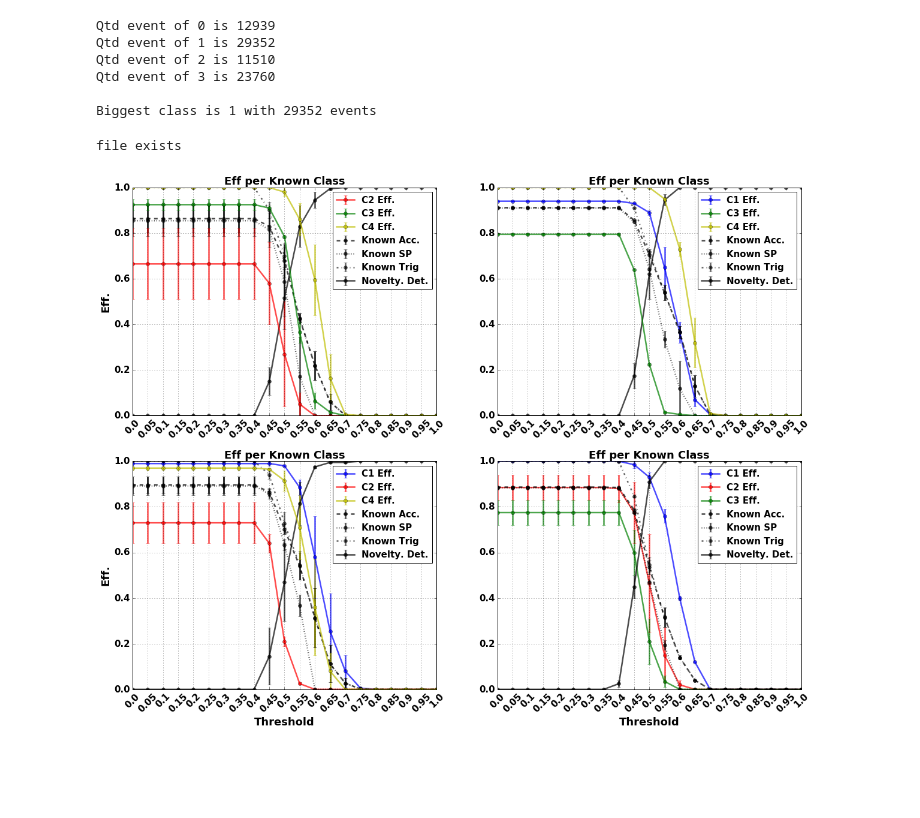
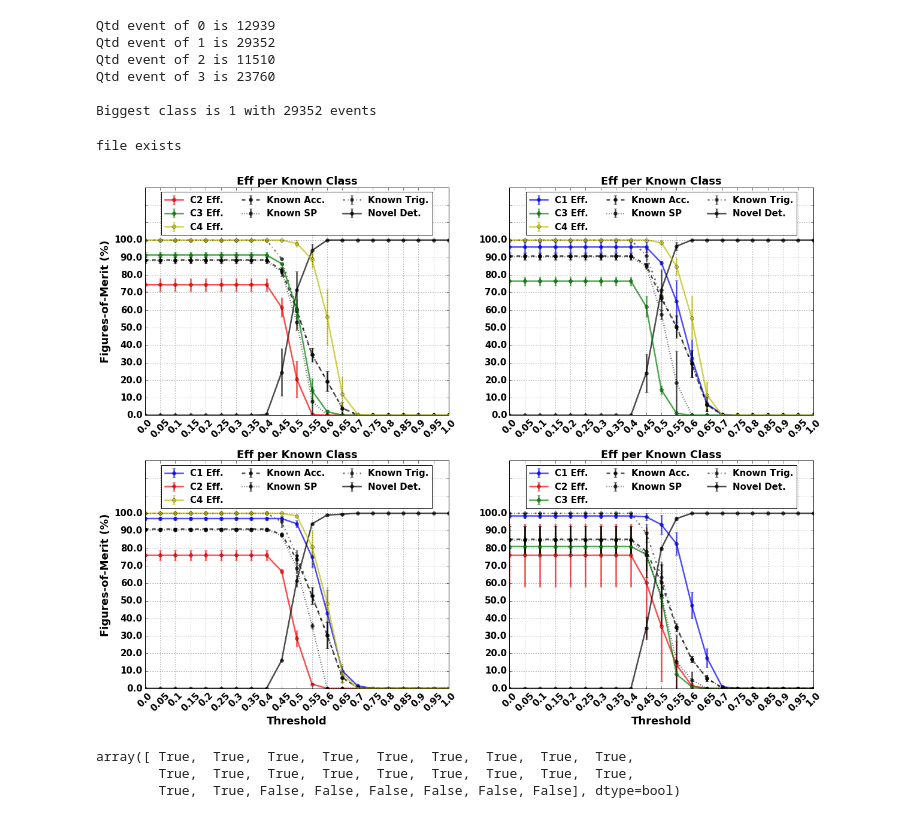
Before and after one commit to natmourajr/SonarAnalysis, a Jupyter notebook: Packages/NoveltyDetection/NeuralNetwork/RawDataNeuralNetwork.ipynb, the cells around one changed output. Cells and saved outputs as stored; diff of their text form; code cells hidden in the pictures; blank space fills up the shorter version.

Commit message:
add new features in plots

```diff
--- a/Packages/NoveltyDetection/NeuralNetwork/RawDataNeuralNetwork.ipynb
+++ b/Packages/NoveltyDetection/NeuralNetwork/RawDataNeuralNetwork.ipynb
@@ -335,7 +335,7 @@ if not os.path.exists(analysis_file_name):
 
     params_str = trn_params.get_params_str()
     n_folds = 2
-    ineuron = 10
+    ineuron = 20
     CVO = trnparams.NoveltyDetectionFolds(folder=results_path,n_folds=n_folds,trgt=all_trgt,dev=development_flag)
 
     thr_mat = np.arange(0.0,1.05,0.05)
@@ -404,39 +404,51 @@ for inovelty, novelty_class in enumerate(np.unique(all_trgt)):
             ax.errorbar(thr_mat,np.mean(novelty_eff_mat[:,int(novelty_class),:],axis=0),
                         np.std(novelty_eff_mat[:,int(novelty_class),:],axis=0),fmt='o-',
                         color='k',alpha=0.7,linewidth=2.5,
-                        label='Novelty. Det.')
+                        label='Novel Det.')
             ax.errorbar(thr_mat,np.mean(known_acc_mat[:,int(novelty_class),:],axis=0),
                         np.std(known_acc_mat[:,int(novelty_class),:],axis=0),fmt='o--',
                         color='k',alpha=0.7,linewidth=2.5,
                         label='Known Acc.')
             ax.errorbar(thr_mat,np.mean(known_sp_mat[:,int(novelty_class),:],axis=0),
                         np.std(known_sp_mat[:,int(novelty_class),:],axis=0),fmt='o:',
                         color='k',alpha=0.7,linewidth=2.5,
                         label='Known SP')
             ax.errorbar(thr_mat,np.mean(known_trig_mat[:,int(novelty_class),:],axis=0),
                         np.std(known_trig_mat[:,int(novelty_class),:],axis=0),fmt='o-.',
                         color='k',alpha=0.6,linewidth=2.5,
-                        label='Known Trig')
+                        label='Known Trig.')
         else:
             ax.errorbar(thr_mat,np.mean(class_eff_mat[:,int(novelty_class),int(m_class),:],axis=0),
                         np.std(class_eff_mat[:,int(novelty_class),int(m_class),:],axis=0),fmt='o-',
                         color=m_colors[int(m_class)],alpha=0.7,linewidth=2.5,
                        label='C%i Eff.'%(int(m_class)+1))
     ax.set_xticks(thr_mat)
     ax.set_xticklabels(thr_mat,rotation=45)
     ax.set_title('Eff per Known Class',fontsize=18,weight='bold')
     ax.set_xlim([np.min(thr_mat), np.max(thr_mat)])
+
+    ax.set_ylim([0.0, 1.3])
+    y_ticks = np.arange(0.0,1.3,0.1)
+    ax.set_yticks(y_ticks)
+    ax.set_yticklabels(100*y_ticks[y_ticks<=1.0])
+
     ax.grid()
 
     if inovelty > 1:
         ax.set_xlabel('Threshold',fontsize=18,weight='bold')
     if inovelty == 0 or inovelty == 2:
-        ax.set_ylabel('Eff.',fontsize=18,weight='bold')
+        ax.set_ylabel('Figures-of-Merit (%)',fontsize=18,weight='bold')
 
     handles, labels = ax.get_legend_handles_labels()
     # sort both labels and handles by labels
     labels, handles = zip(*sorted(zip(labels, handles), key=lambda t: t[0]))
-    ax.legend(handles, labels, ncol=1)
+    ax.legend(handles, labels, ncol=3, loc='upper center')
 # %% [output]
 file exists
-[figure, old version]
+[figure, new version]
+# %%
+np.arange(0.0,1.3,0.05)<1.0
+# %% [output]
+array([ True,  True,  True,  True,  True,  True,  True,  True,  True,
+        True,  True,  True,  True,  True,  True,  True,  True,  True,
+        True,  True, False, False, False, False, False, False], dtype=bool)
```
